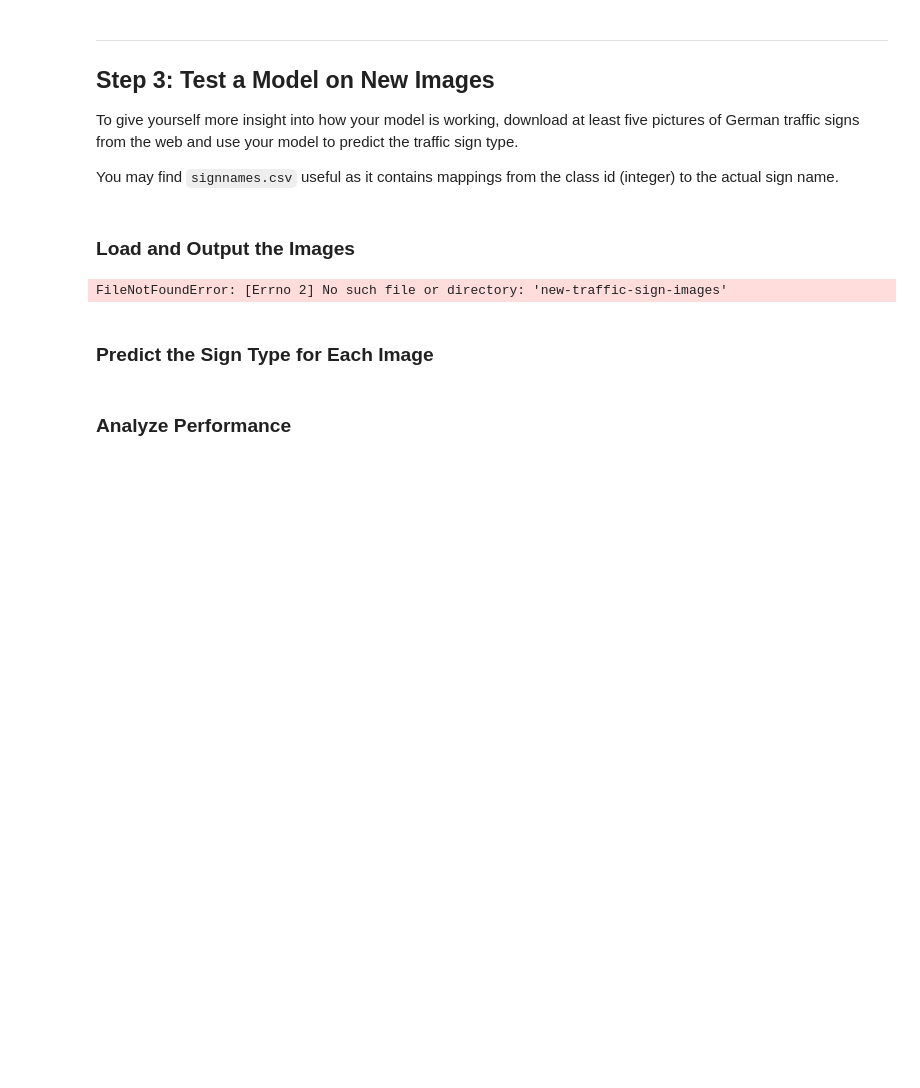
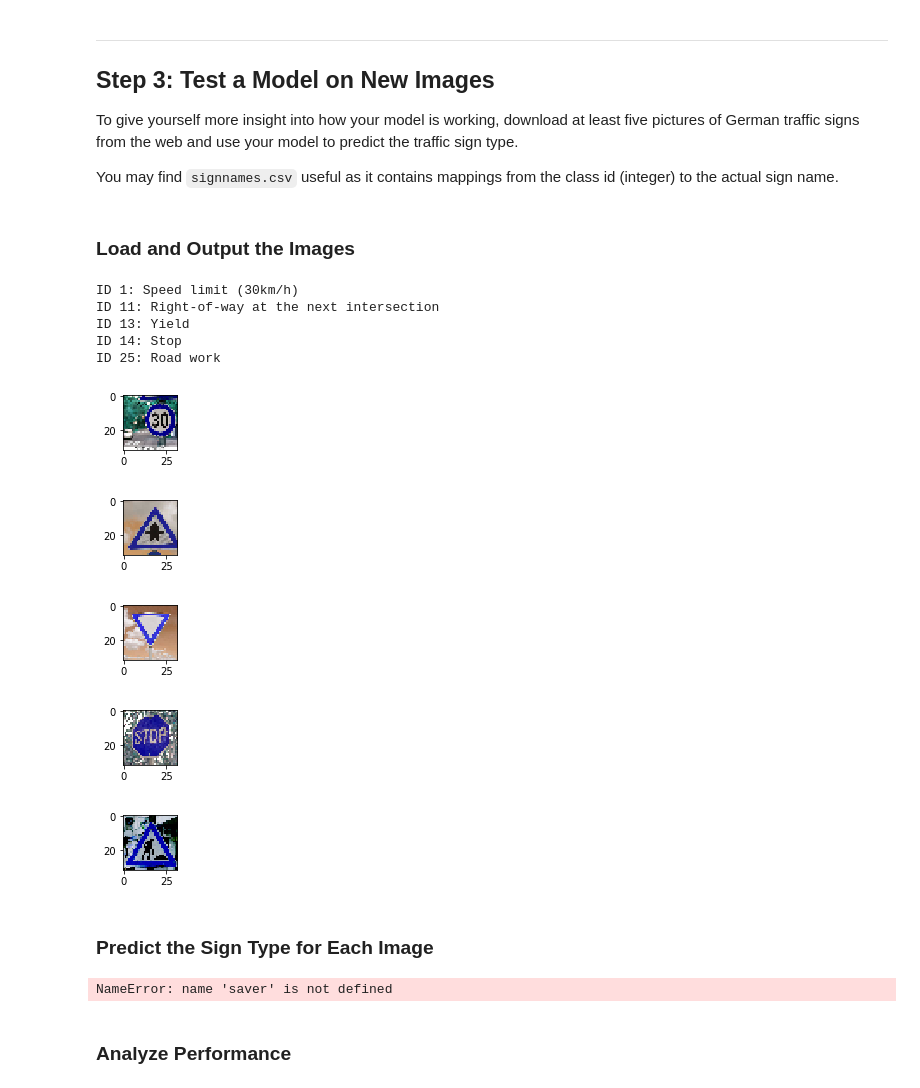
Before and after one commit to cassiecarr/CarND-TrafficSignClassifier-P2-1, a Jupyter notebook: Traffic_Sign_Classifier.ipynb, the cells around one changed output. Drawn from its saved outputs; the diff is of its cells as text; code cells hidden in the pictures; blank space fills up the shorter version.

Commit message:
Import new traffic sign images

```diff
--- a/Traffic_Sign_Classifier.ipynb
+++ b/Traffic_Sign_Classifier.ipynb
@@ -25,9 +25,9 @@ import pickle
 
 # TODO: Fill this in based on where you saved the training and testing data
 
-training_file = 'train.p'
-validation_file= 'valid.p'
-testing_file = 'test.p'
+training_file = 'traffic-signs-data/train.p'
+validation_file= 'traffic-signs-data/valid.p'
+testing_file = 'traffic-signs-data/test.p'
 
 with open(training_file, mode='rb') as f:
     train = pickle.load(f)
@@ -391,32 +393,56 @@ You may find `signnames.csv` useful as it contains mappings from the class id (i
 # %%
 ### Load the images and plot them here.
 ### Feel free to use as many code cells as needed.
 import cv2
 import os
 
 # REF: http://stackoverflow.com/questions/30230592/loading-all-images-using-imread-from-a-given-folder
 def load_images_from_folder(folder):
     images = []
     for filename in os.listdir(folder):
         img = cv2.imread(os.path.join(folder,filename))
         if img is not None:
-            images.append([filename, img])
+            img_size = img.shape
+            diff = int(abs(img_size[0] - img_size[1])/2)
+            if (img_size[1] > img_size[0]):
+                img = img[0:img_size[0], diff:(img_size[1]-diff)]
+            else:
+                img = img[diff:(img_size[0]-diff), 0:img_size[1]]
+            res = cv2.resize(img,(32, 32), interpolation = cv2.INTER_CUBIC)
+            images.append([int(filename[:-4]), res])
     return images
 
 new_images = load_images_from_folder("new-traffic-sign-images")
-
-image = new_images[0][1].squeeze()
-plt.figure(figsize=(1,1))
-plt.imshow(image)
-print("ID {}: {}".format(new_images[0][0], sign_names['SignName'][new_images[0][0]]))
+for x in new_images:
+    image = x[1].squeeze()
+    plt.figure(figsize=(1,1))
+    plt.imshow(image)
+    print("ID {}: {}".format(x[0], sign_names['SignName'][x[0]]))
 # %% [output]
-FileNotFoundError: [Errno 2] No such file or directory: 'new-traffic-sign-images'
+ID 1: Speed limit (30km/h)
+ID 11: Right-of-way at the next intersection
+ID 13: Yield
+ID 14: Stop
+ID 25: Road work
+[figure, added]
+[figure, added]
+[figure, added]
+[figure, added]
+[figure, added]
 # %% [markdown]
 ### Predict the Sign Type for Each Image
 # %%
 ### Run the predictions here and use the model to output the prediction for each image.
 ### Make sure to pre-process the images with the same pre-processing pipeline used earlier.
 ### Feel free to use as many code cells as needed.
+X_new_images = new_images[1]
+y_new_images = new_images[0]
+with tf.Session() as sess:
+    saver.restore(sess, tf.train.latest_checkpoint('.'))
+    test_accuracy = evaluate(normalize(rgb2gray(X_new_images)), y_new_images)
+    print("Test Accuracy = {:.3f}".format(test_accuracy))
+# %% [output]
+NameError: name 'saver' is not defined
 # %% [markdown]
 ### Analyze Performance
 # %%
```
Also changed, not shown: parts of 3 cells of this notebook.
